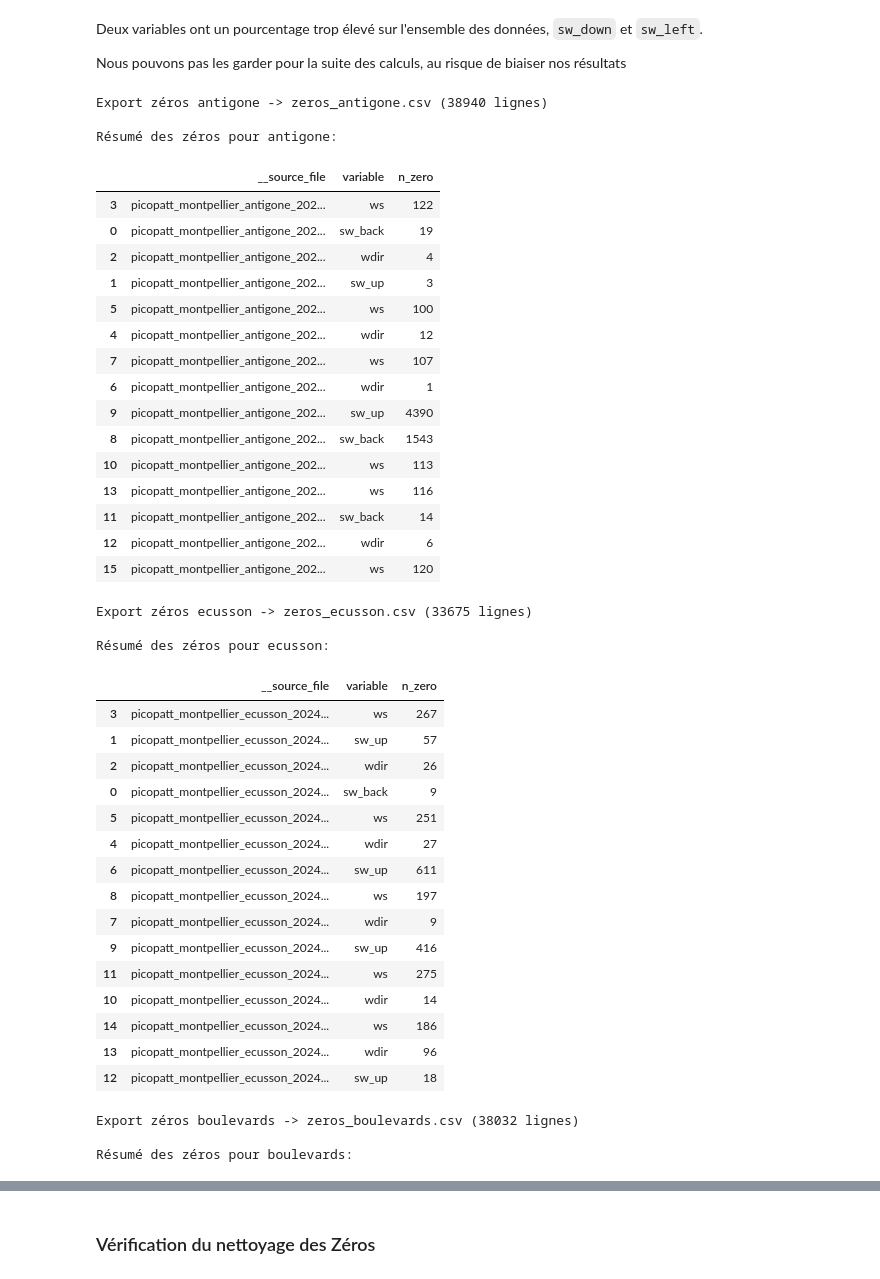
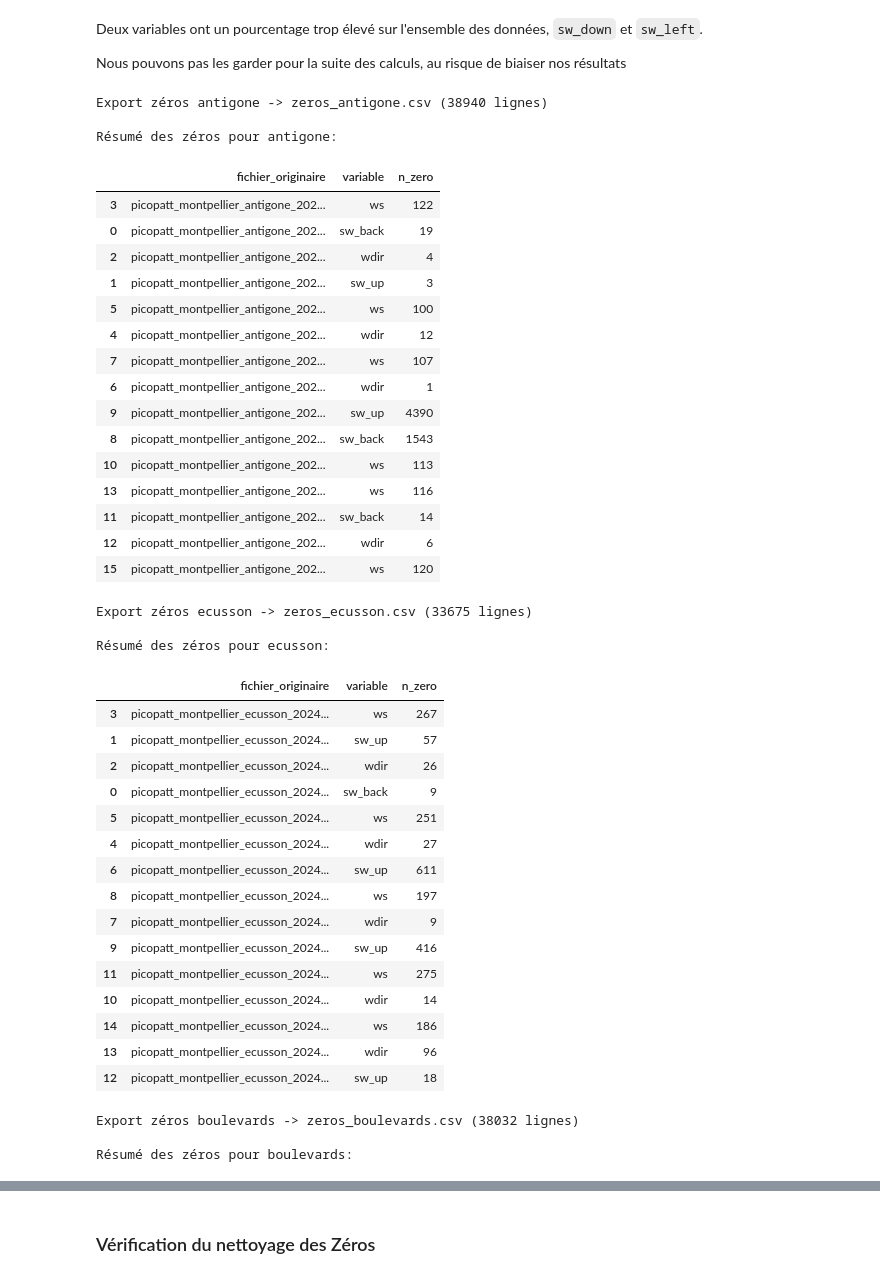
Before and after one commit to bouyaka34/TER-Picopatt, a Jupyter notebook: NoZero.ipynb, the cells around one changed output, grey strips where cells are left out. Drawn from its saved outputs; the diff is of its cells as text; code cells hidden in the pictures.

```diff
--- a/NoZero.ipynb
+++ b/NoZero.ipynb
@@ -26,7 +26,6 @@ pd.set_option("display.max_columns", 200)
 Lecture de tous les fichiers de données (.csv, .xlsx) du dossier `dataproc` dans un seul tableau, nettoyage des colonnes, puis vérification de la couverture temporelle et la répartition des mesures et ajout des colonnes `M_slot` (créneau horaire) et `date`.
 # %%
 raw = fc.load_all(DATA_DIR, False)
-
 # Résumé
 print("Chargement terminé.")
 print("Couverture :", raw['date'].min(), "->", raw['date'].max())
@@ -37,6 +36,7 @@ print(
        .fillna(0)
        .astype(int)
 )
+raw.rename(columns={"__source_file": "fichier_originaire"}, inplace=True)
 # %% [output]
 Chargement terminé.
 Couverture : 2024-10-29 -> 2025-01-16
@@ -185,7 +185,7 @@ def zeros_report_for_track(raw: pd.DataFrame, track_name: str, cols=None) -> pd.
 
     # Index local dans le fichier source
     if "__row_in_file" not in sub.columns:
-        sub["__row_in_file"] = sub.groupby("__source_file").cumcount()
+        sub["__row_in_file"] = sub.groupby("fichier_originaire").cumcount()
 
     # Création de la colonne date si manquante
     if "date" not in sub.columns and "timestamp" in sub.columns:
@@ -195,7 +195,7 @@ def zeros_report_for_track(raw: pd.DataFrame, track_name: str, cols=None) -> pd.
     if cols is None:
         exclude = {
             "point_id","segment_id","section_id","track_id","project_id",
-            "timestamp","date","M_slot","passage_slot","__source_file",
+            "timestamp","date","M_slot","passage_slot","fichier_originaire",
             "lon","lat","lon_rtk","lat_rtk","lon_ontrack","lat_ontrack",
             "__row_in_file"
         }
@@ -218,40 +218,40 @@ def zeros_report_for_track(raw: pd.DataFrame, track_name: str, cols=None) -> pd.
         .drop(columns=["is_zero"])
     )
 
-    meta_cols = [c for c in ["timestamp", "date", "track_id", "__source_file", "__row_in_file"] if c in sub.columns]
+    meta_cols = [c for c in ["timestamp", "date", "track_id", "fichier_originaire", "__row_in_file"] if c in sub.columns]
     out = long.merge(sub[meta_cols], left_on="level_0", right_index=True, how="left").drop(columns=["level_0"])
 
-    wanted = ["track_id", "variable", "timestamp", "date", "__source_file", "__row_in_file"]
-    out = out[[c for c in wanted if c in out.columns]].sort_values(["__source_file", "__row_in_file", "variable"]).reset_index(drop=True)
+    wanted = ["track_id", "variable", "timestamp", "date", "fichier_originaire", "__row_in_file"]
+    out = out[[c for c in wanted if c in out.columns]].sort_values(["fichier_originaire", "__row_in_file", "variable"]).reset_index(drop=True)
     return out
 # %%
 VZERO = OUTPUT_DIR / "visu_zeros"
 fc.create_folder(VZERO)
 
 tracks = ["antigone", "ecusson", "boulevards"]
 reports = {}
 
 for t in tracks:
     rep = zeros_report_for_track(raw, t)
     reports[t] = rep
     out_csv = VZERO / f"zeros_{t}.csv"
     rep.to_csv(out_csv, index=False)
     print(f"Export zéros {t} -> {out_csv.name} ({len(rep)} lignes)")
 
     if not rep.empty:
         counts = (
-            rep.groupby(["__source_file", "variable"])
+            rep.groupby(["fichier_originaire", "variable"])
             .size()
             .reset_index(name="n_zero")
-            .sort_values(["__source_file", "n_zero"], ascending=[True, False])
+            .sort_values(["fichier_originaire", "n_zero"], ascending=[True, False])
         )
         print(f"\nRésumé des zéros pour {t}:")
         display(counts.head(15))
 # %% [output]
 Export zéros antigone -> zeros_antigone.csv (38940 lignes)
 
 Résumé des zéros pour antigone:
-|  | __source_file | variable | n_zero |
+|  | fichier_originaire | variable | n_zero |
 | 3 | picopatt_montpellier_antigone_202... | ws | 122 |
 | 0 | picopatt_montpellier_antigone_202... | sw_back | 19 |
 | 2 | picopatt_montpellier_antigone_202... | wdir | 4 |
@@ -270,7 +270,7 @@ Résumé des zéros pour antigone:
 Export zéros ecusson -> zeros_ecusson.csv (33675 lignes)
 
 Résumé des zéros pour ecusson:
-|  | __source_file | variable | n_zero |
+|  | fichier_originaire | variable | n_zero |
 | 3 | picopatt_montpellier_ecusson_2024... | ws | 267 |
 | 1 | picopatt_montpellier_ecusson_2024... | sw_up | 57 |
 | 2 | picopatt_montpellier_ecusson_2024... | wdir | 26 |
```
Also changed, not shown: parts of 7 cells of this notebook, 3 other files.
